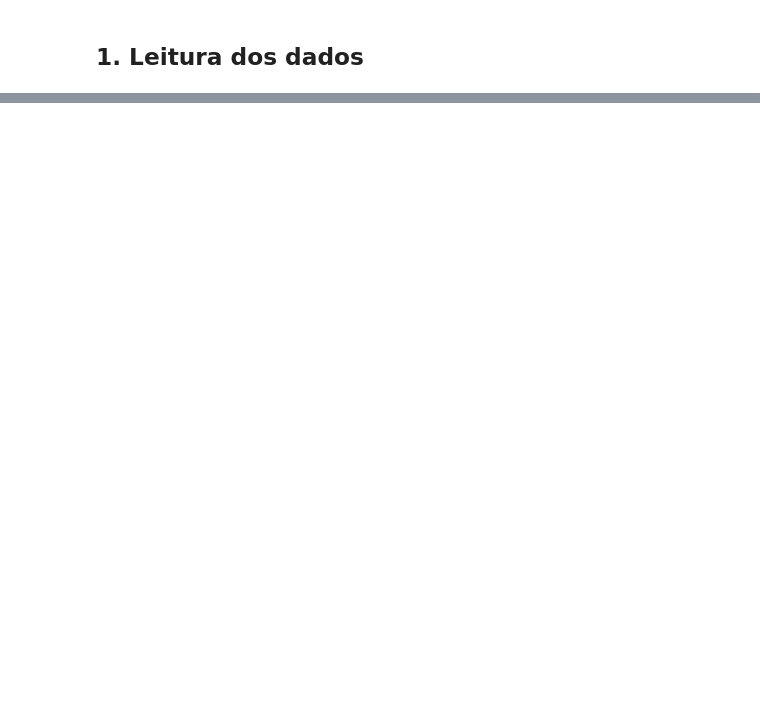
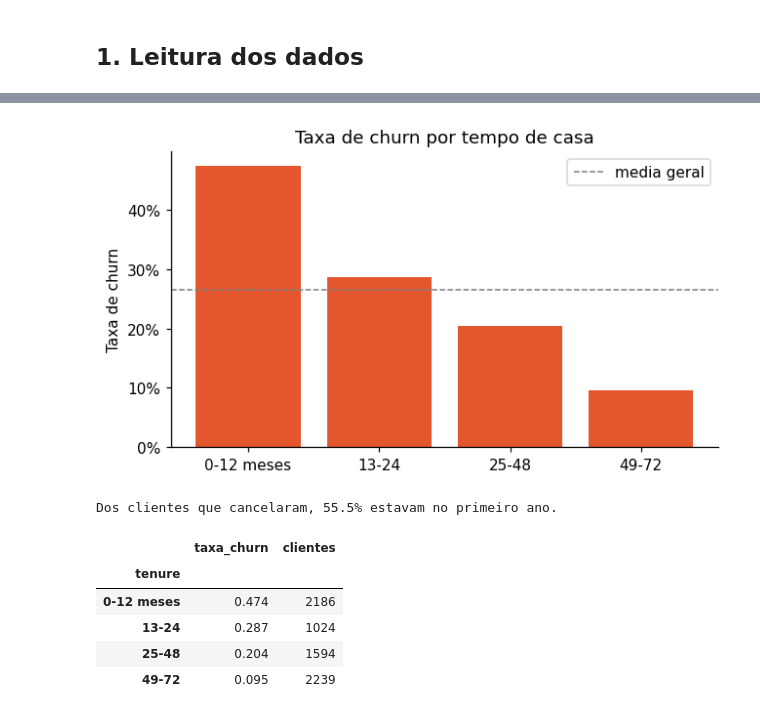
Before and after one commit to eujeffersom/tech-challgend-fiap-fase-1, a Jupyter notebook: notebooks/01_eda_e_baselines.ipynb, the cells around one changed output, grey strips where cells are left out. Drawn from its saved outputs; the diff is of its cells as text; code cells hidden in the pictures; blank space fills up the shorter version.

```diff
--- a/notebooks/01_eda_e_baselines.ipynb
+++ b/notebooks/01_eda_e_baselines.ipynb
@@ -180,0 +219,30 @@ for row in results.to_dict(orient="records"):
+# %%
+tenure_band = pd.cut(
+    df["tenure"],
+    bins=[-1, 12, 24, 48, 72],
+    labels=["0-12 meses", "13-24", "25-48", "49-72"],
+)
+by_tenure = df.groupby(tenure_band, observed=True)["Churn"].agg(taxa_churn="mean", clientes="size")
+
+fig, ax = plt.subplots(figsize=(6, 3.5))
+ax.bar(by_tenure.index.astype(str), by_tenure["taxa_churn"], color=CHURN_COLOR)
+ax.axhline(df["Churn"].mean(), color="gray", linestyle="--", linewidth=1, label="media geral")
+ax.set_title("Taxa de churn por tempo de casa")
+ax.set_ylabel("Taxa de churn")
+ax.yaxis.set_major_formatter(plt.FuncFormatter(lambda v, _: f"{v:.0%}"))
+ax.legend()
+plt.tight_layout()
+plt.show()
+
+first_year_share = df.loc[df["tenure"] <= 12, "Churn"].sum() / df["Churn"].sum()
+print(f"Dos clientes que cancelaram, {first_year_share:.1%} estavam no primeiro ano.")
+by_tenure
+# %% [output]
+[figure, added]
+Dos clientes que cancelaram, 55.5% estavam no primeiro ano.
+|  | taxa_churn | clientes |
+| tenure |  |  |
+| 0-12 meses | 0.474 | 2186 |
+| 13-24 | 0.287 | 1024 |
+| 25-48 | 0.204 | 1594 |
+| 49-72 | 0.095 | 2239 |
```
Also changed, not shown: parts of 47 cells of this notebook, 5 other files.
